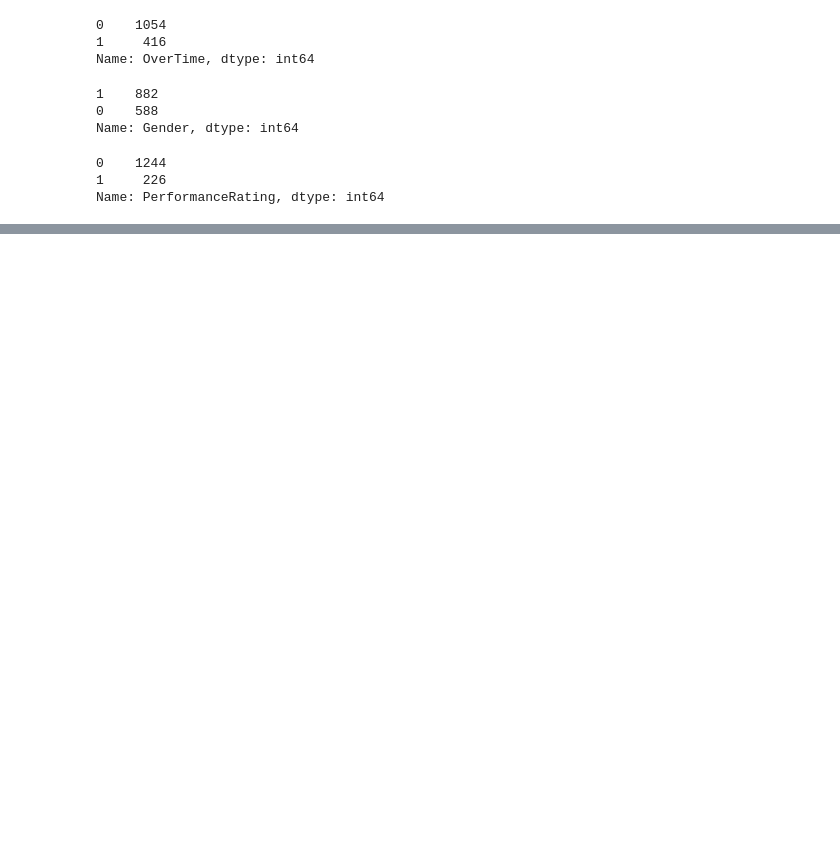
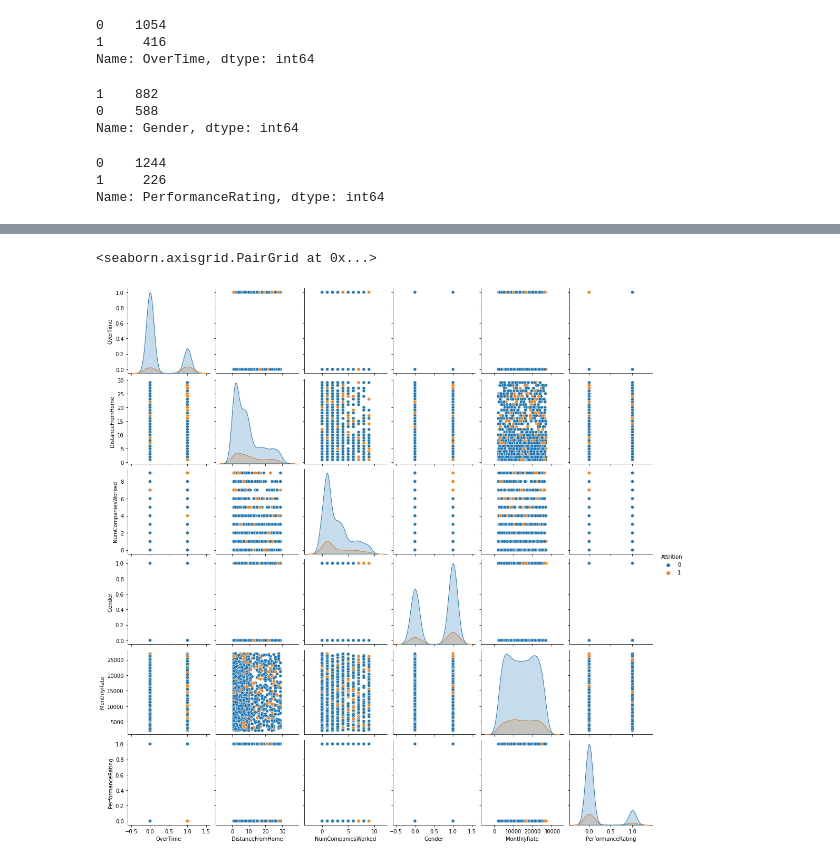
Before and after one commit to niramay447/kaggle-competitions, a Jupyter notebook: attrition-prediction.ipynb, the cells around one changed output, grey strips where cells are left out. Cells and saved outputs as stored; diff of their text form; code cells hidden in the pictures; blank space fills up the shorter version.

```diff
--- a/attrition-prediction.ipynb
+++ b/attrition-prediction.ipynb
@@ -110,0 +119,3 @@ all_data = all_data.drop(['Over18'],axis=1)
+# %%
+all_data['Attrition'] = all_data['Attrition'].map({'No': 0, 'Yes': 1})
+all_data['Attrition'].value_counts()
@@ -110,0 +146,6 @@ all_data = all_data.drop(['Over18'],axis=1)
+# %%
+high_corr = ['Attrition','OverTime','DistanceFromHome','NumCompaniesWorked','Gender','MonthlyRate','PerformanceRating']
+sns.pairplot(all_data[high_corr],hue='Attrition')
+# %% [output]
+<seaborn.axisgrid.PairGrid at 0x...>
+[figure, added]
```
Also changed, not shown: parts of 7 cells of this notebook.
